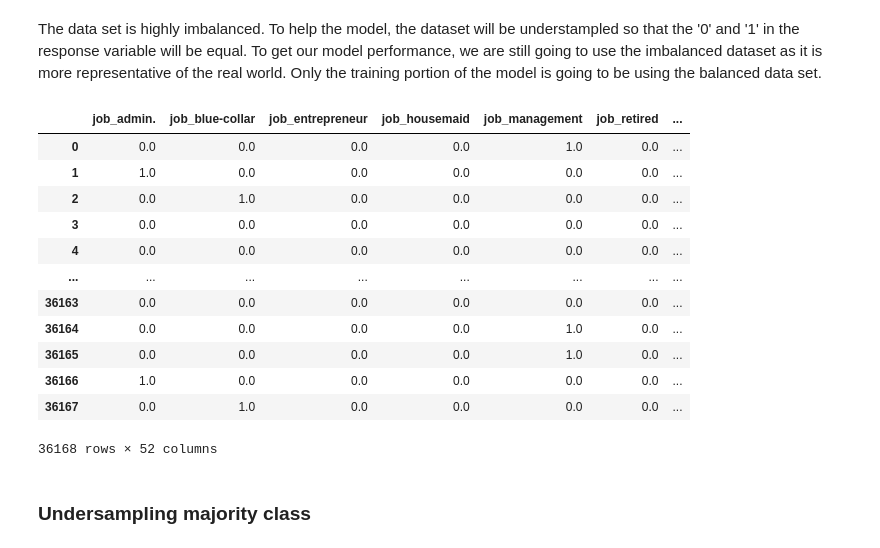
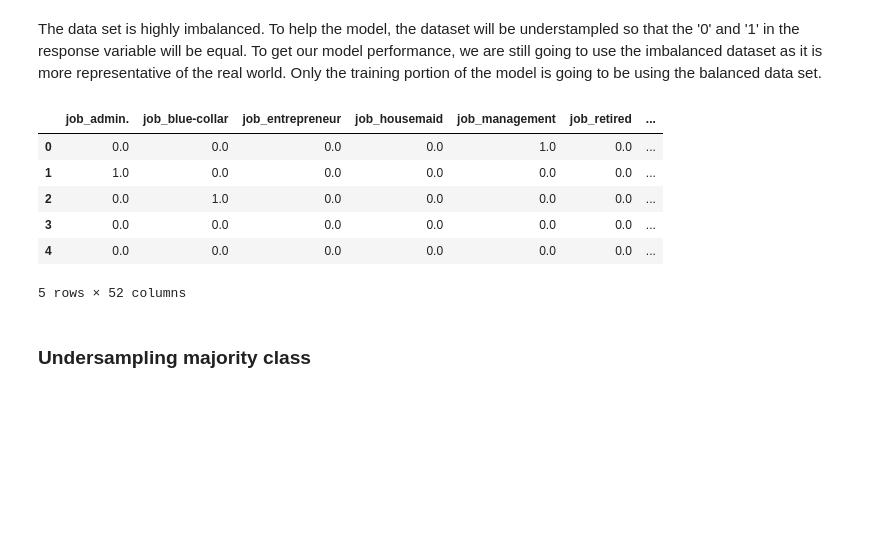
Before and after one commit to CalebMcCurdy/Bank-Term-Deposit-Predictions, a Jupyter notebook: Final Project.ipynb, the cells around one changed output. Drawn from its saved outputs; the diff is of its cells as text; code cells hidden in the pictures; blank space fills up the shorter version.

```diff
--- a/Final Project.ipynb
+++ b/Final Project.ipynb
@@ -1096,22 +1091,17 @@ balanced_train_data = pd.concat([X_train_trans, y_train], axis=1)
 # Separate the majority (0) and minority (1) classes
 major_class = balanced_train_data[balanced_train_data['y'] == 0]
 minor_class = balanced_train_data[balanced_train_data['y'] == 1]
-# %%
-balanced_train_data
-# %% [output]
-|  | job_admin. | job_blue-collar | job_entrepreneur | job_housemaid | job_management | job_retired | ... |
-| 0 | 0.0 | 0.0 | 0.0 | 0.0 | 1.0 | 0.0 | ... |
-| 1 | 1.0 | 0.0 | 0.0 | 0.0 | 0.0 | 0.0 | ... |
-| 2 | 0.0 | 1.0 | 0.0 | 0.0 | 0.0 | 0.0 | ... |
-| 3 | 0.0 | 0.0 | 0.0 | 0.0 | 0.0 | 0.0 | ... |
-| 4 | 0.0 | 0.0 | 0.0 | 0.0 | 0.0 | 0.0 | ... |
-| ... | ... | ... | ... | ... | ... | ... | ... |
-| 36163 | 0.0 | 0.0 | 0.0 | 0.0 | 0.0 | 0.0 | ... |
-| 36164 | 0.0 | 0.0 | 0.0 | 0.0 | 1.0 | 0.0 | ... |
-| 36165 | 0.0 | 0.0 | 0.0 | 0.0 | 1.0 | 0.0 | ... |
-| 36166 | 1.0 | 0.0 | 0.0 | 0.0 | 0.0 | 0.0 | ... |
-| 36167 | 0.0 | 1.0 | 0.0 | 0.0 | 0.0 | 0.0 | ... |
-36168 rows × 52 columns
+# %%
+# Display the transformed data subset
+balanced_train_data.head()
+# %% [output]
+|  | job_admin. | job_blue-collar | job_entrepreneur | job_housemaid | job_management | job_retired | ... |
+| 0 | 0.0 | 0.0 | 0.0 | 0.0 | 1.0 | 0.0 | ... |
+| 1 | 1.0 | 0.0 | 0.0 | 0.0 | 0.0 | 0.0 | ... |
+| 2 | 0.0 | 1.0 | 0.0 | 0.0 | 0.0 | 0.0 | ... |
+| 3 | 0.0 | 0.0 | 0.0 | 0.0 | 0.0 | 0.0 | ... |
+| 4 | 0.0 | 0.0 | 0.0 | 0.0 | 0.0 | 0.0 | ... |
+5 rows × 52 columns
 # %% [markdown]
 ### Undersampling majority class
 # %%
```
Also changed, not shown: parts of 38 cells of this notebook.
